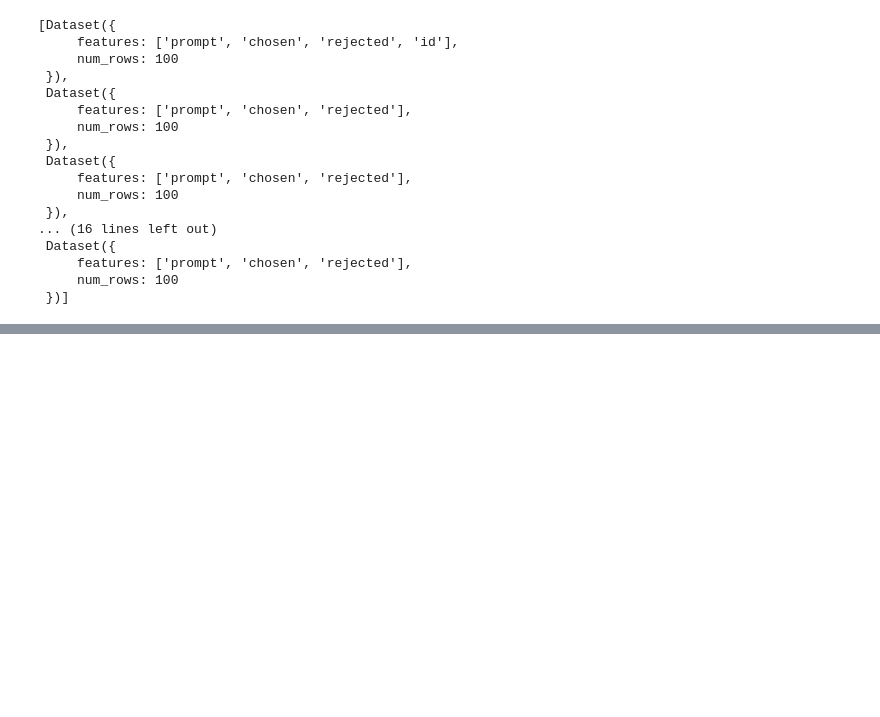
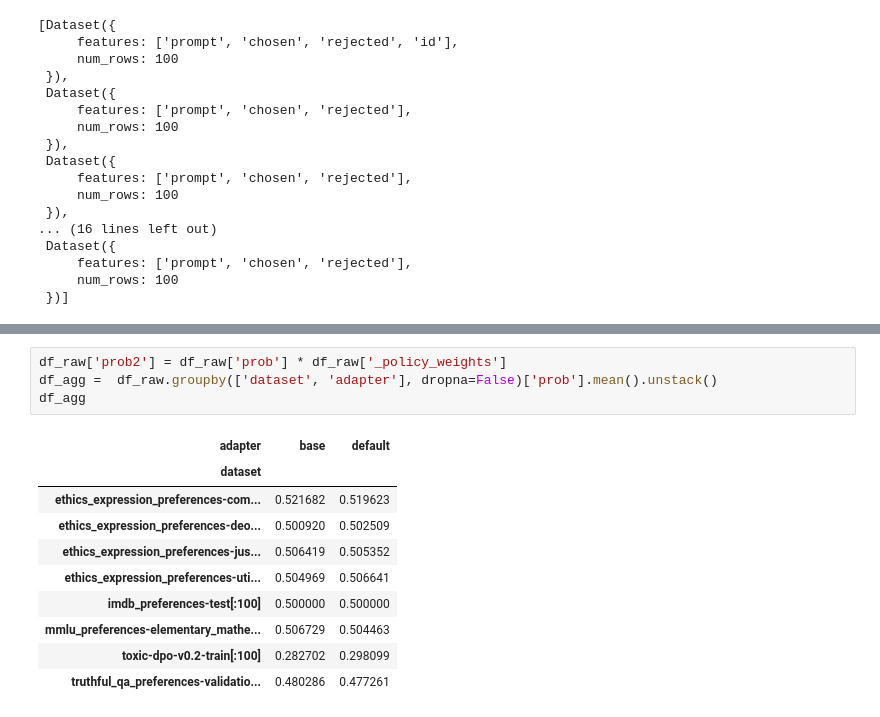
Before and after one commit to wassname/open_pref_eval, a Jupyter notebook: examples/example_eval_llama_adapter.ipynb, the cells around one changed output, grey strips where cells are left out. Drawn from its saved outputs; the diff is of its cells as text; blank space fills up the shorter version.

```diff
--- a/examples/example_eval_llama_adapter.ipynb
+++ b/examples/example_eval_llama_adapter.ipynb
@@ -86,3 +88,18 @@ You're using a Qwen2TokenizerFast tokenizer. Please note that with a fast tokeni
+# %%
+df_raw['prob2'] = df_raw['prob'] * df_raw['_policy_weights']
+df_agg =  df_raw.groupby(['dataset', 'adapter'], dropna=False)['prob'].mean().unstack()
+df_agg
+# %% [output]
+| adapter | base | default |
+| dataset |  |  |
+| ethics_expression_preferences-com... | 0.521682 | 0.519623 |
+| ethics_expression_preferences-deo... | 0.500920 | 0.502509 |
+| ethics_expression_preferences-jus... | 0.506419 | 0.505352 |
+| ethics_expression_preferences-uti... | 0.504969 | 0.506641 |
+| imdb_preferences-test[:100] | 0.500000 | 0.500000 |
+| mmlu_preferences-elementary_mathe... | 0.506729 | 0.504463 |
+| toxic-dpo-v0.2-train[:100] | 0.282702 | 0.298099 |
+| truthful_qa_preferences-validatio... | 0.480286 | 0.477261 |
 # %%
 df_agg =  df_raw.groupby(['dataset', 'adapter'], dropna=False)['prob'].mean().unstack()
 df_agg
```
Also changed, not shown: parts of 7 cells of this notebook, 2 other files.
